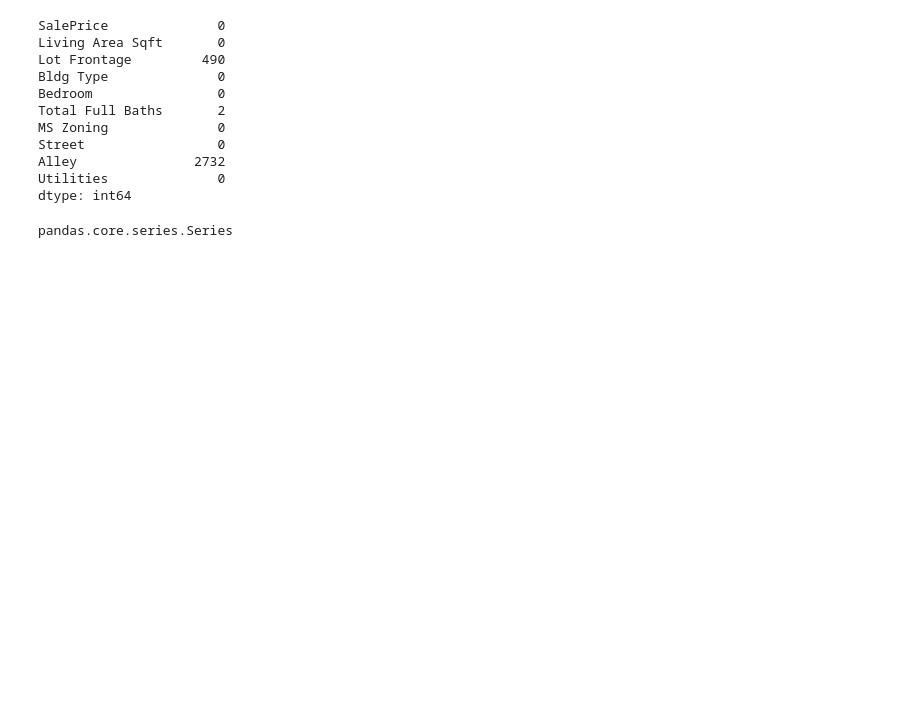
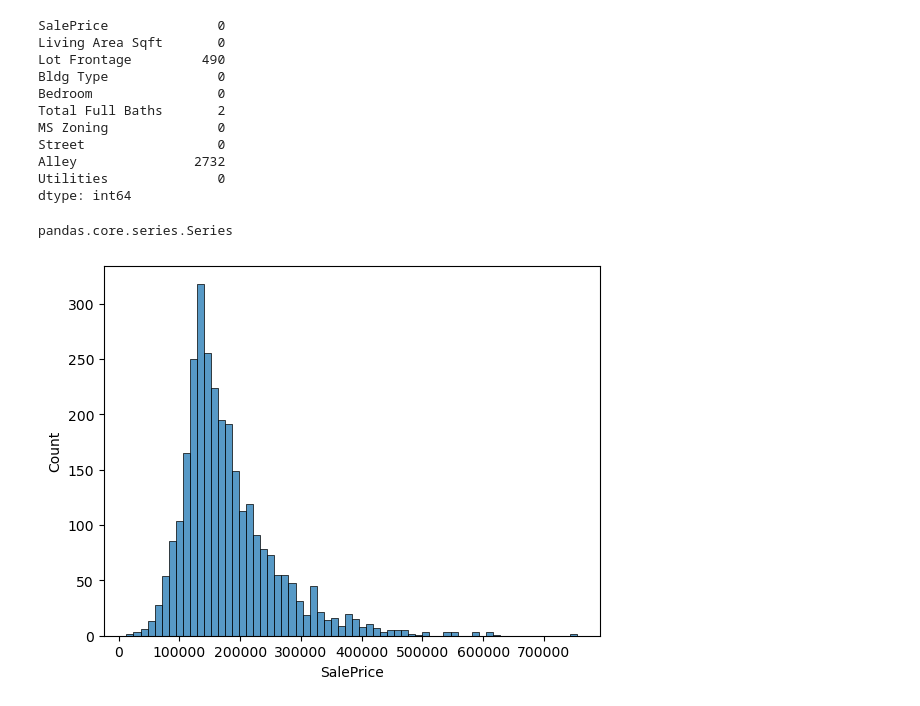
Before and after one commit to Rovidicus/Deployment, a Jupyter notebook: ames_ML.ipynb, the cells around one changed output. Cells and saved outputs as stored; diff of their text form; code cells hidden in the pictures; blank space fills up the shorter version.

```diff
--- a/ames_ML.ipynb
+++ b/ames_ML.ipynb
@@ -117,3 +117,8 @@ dtype: int64
 type(nulls)
 # %% [output]
 pandas.core.series.Series
+# %%
+# Histogram
+sns.histplot(data=df, x="SalePrice");
+# %% [output]
+[figure, added]
```
Also changed, not shown: parts of 12 cells of this notebook, 1 other file.
